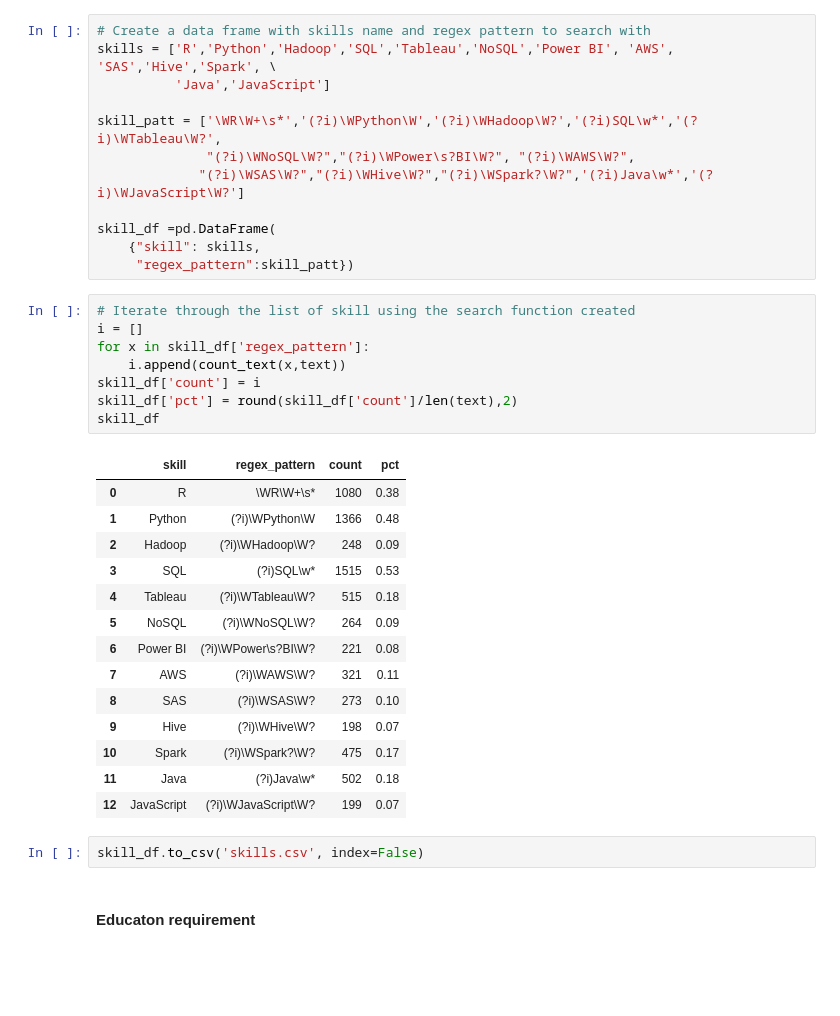
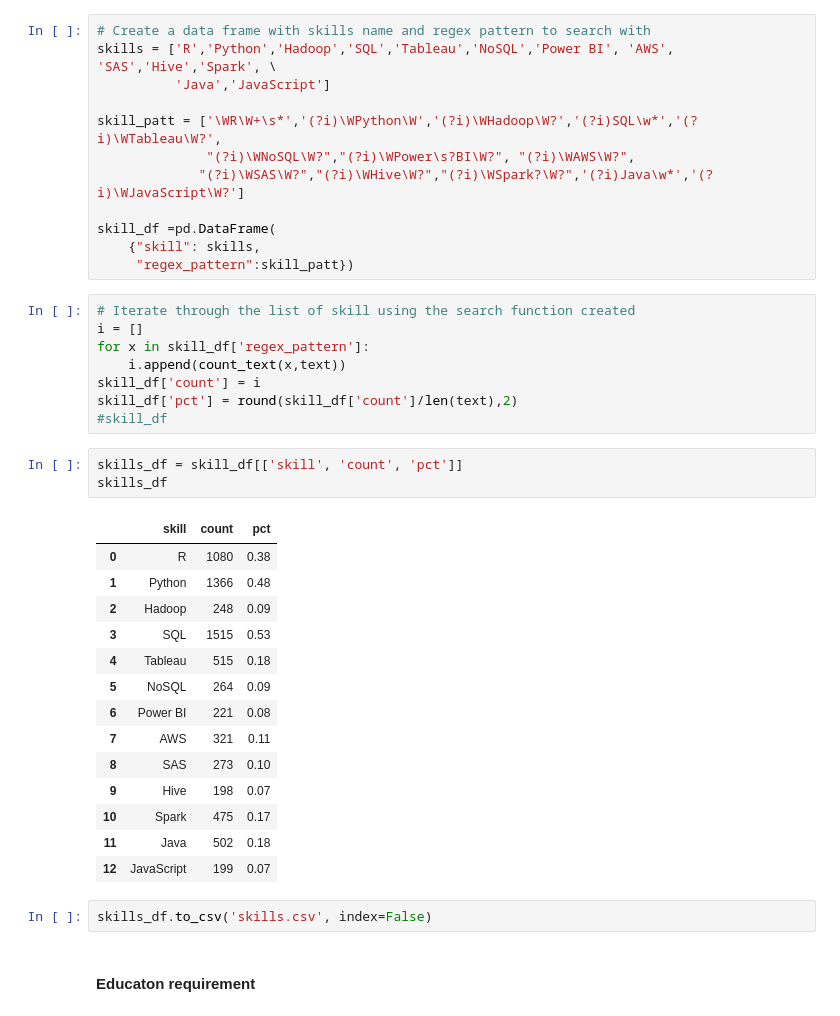
Before and after one commit to Al-Faust/Data_Career_Mapping, a Jupyter notebook: data_cleaning.ipynb, the cells around one changed output. Cells and saved outputs as stored; diff of their text form; blank space fills up the shorter version.

```diff
--- a/data_cleaning.ipynb
+++ b/data_cleaning.ipynb
@@ -378,24 +329,27 @@ for x in skill_df['regex_pattern']:
     i.append(count_text(x,text))
 skill_df['count'] = i
 skill_df['pct'] = round(skill_df['count']/len(text),2)
-skill_df
+#skill_df
-# %% [output]
-|  | skill | regex_pattern | count | pct |
-| 0 | R | \WR\W+\s* | 1080 | 0.38 |
-| 1 | Python | (?i)\WPython\W | 1366 | 0.48 |
-| 2 | Hadoop | (?i)\WHadoop\W? | 248 | 0.09 |
-| 3 | SQL | (?i)SQL\w* | 1515 | 0.53 |
-| 4 | Tableau | (?i)\WTableau\W? | 515 | 0.18 |
-| 5 | NoSQL | (?i)\WNoSQL\W? | 264 | 0.09 |
-| 6 | Power BI | (?i)\WPower\s?BI\W? | 221 | 0.08 |
-| 7 | AWS | (?i)\WAWS\W? | 321 | 0.11 |
-| 8 | SAS | (?i)\WSAS\W? | 273 | 0.10 |
-| 9 | Hive | (?i)\WHive\W? | 198 | 0.07 |
-| 10 | Spark | (?i)\WSpark?\W? | 475 | 0.17 |
-| 11 | Java | (?i)Java\w* | 502 | 0.18 |
-| 12 | JavaScript | (?i)\WJavaScript\W? | 199 | 0.07 |
+# %%
+skills_df = skill_df[['skill', 'count', 'pct']]
+skills_df
+# %% [output]
+|  | skill | count | pct |
+| 0 | R | 1080 | 0.38 |
+| 1 | Python | 1366 | 0.48 |
+| 2 | Hadoop | 248 | 0.09 |
+| 3 | SQL | 1515 | 0.53 |
+| 4 | Tableau | 515 | 0.18 |
+| 5 | NoSQL | 264 | 0.09 |
+| 6 | Power BI | 221 | 0.08 |
+| 7 | AWS | 321 | 0.11 |
+| 8 | SAS | 273 | 0.10 |
+| 9 | Hive | 198 | 0.07 |
+| 10 | Spark | 475 | 0.17 |
+| 11 | Java | 502 | 0.18 |
+| 12 | JavaScript | 199 | 0.07 |
 # %%
-skill_df.to_csv('skills.csv', index=False)
+skills_df.to_csv('skills.csv', index=False)
 # %% [markdown]
 #### Educaton requirement
 # %%
```
Also changed, not shown: parts of 18 cells of this notebook, 1 other file.
